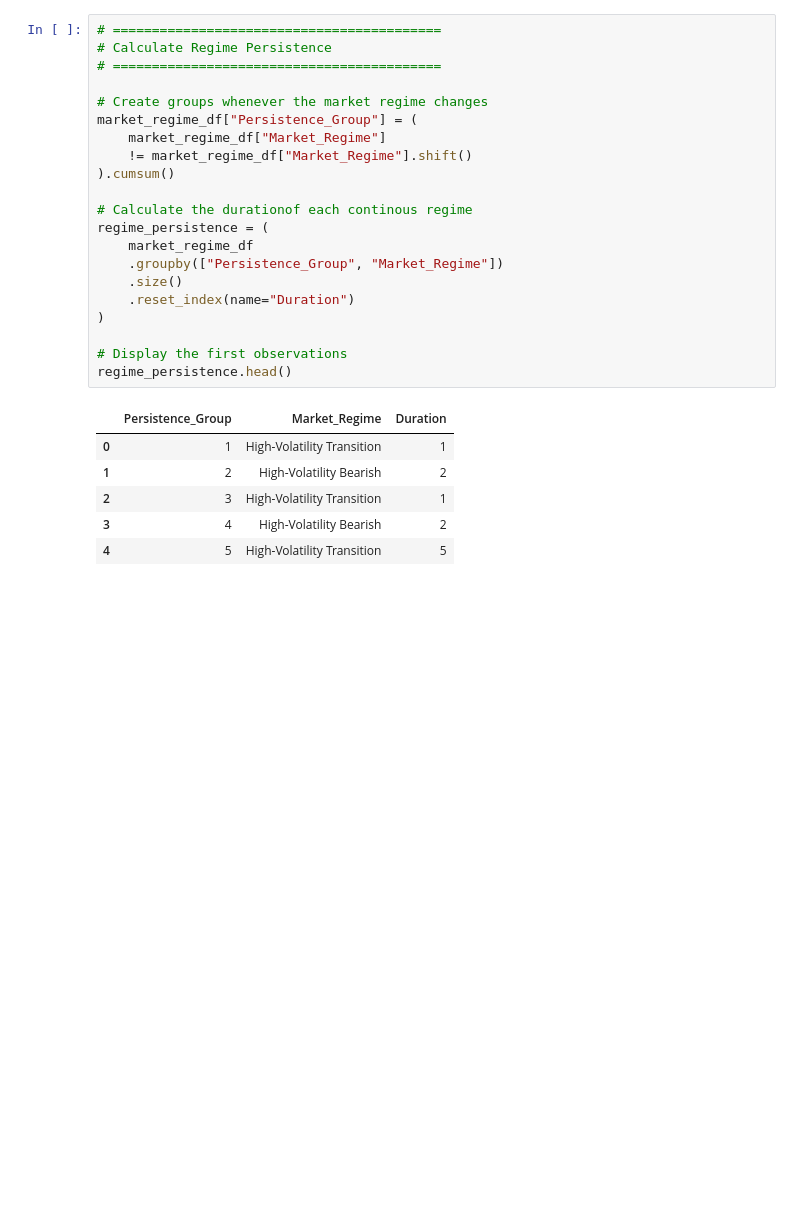
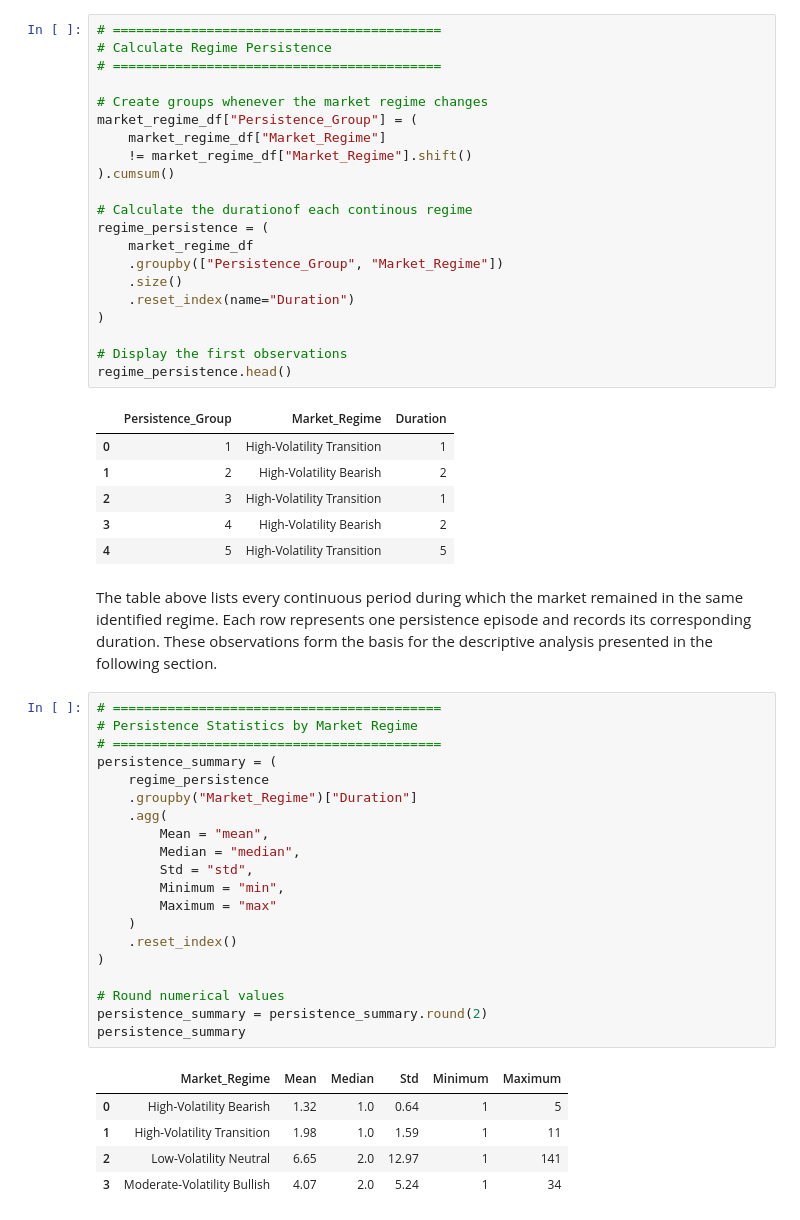
Before and after one commit to GaelRendon/Financial-market-regime-detetcion-system, a Jupyter notebook: norebooks/06_market_regime_dynamics.ipynb, the cells around one changed output. Saved outputs shown, nothing was run; the diff lists cells and outputs as text; blank space fills up the shorter version.

Commit message:
Update execution counts and add persistence statistics analysis to market regime dynamics notebook

```diff
--- a/norebooks/06_market_regime_dynamics.ipynb
+++ b/norebooks/06_market_regime_dynamics.ipynb
@@ -393,3 +393,31 @@ regime_persistence.head()
 | 2 | 3 | High-Volatility Transition | 1 |
 | 3 | 4 | High-Volatility Bearish | 2 |
 | 4 | 5 | High-Volatility Transition | 5 |
+# %% [markdown]
+The table above lists every continuous period during which the market remained in the same identified regime. Each row represents one persistence episode and records its corresponding duration. These observations form the basis for the descriptive analysis presented in the following section.
+# %%
+# ==========================================
+# Persistence Statistics by Market Regime
+# ==========================================
+persistence_summary = (
+    regime_persistence
+    .groupby("Market_Regime")["Duration"]
+    .agg(
+        Mean = "mean",
+        Median = "median",
+        Std = "std",
+        Minimum = "min",
+        Maximum = "max"
+    )
+    .reset_index()
+)
+
+# Round numerical values
+persistence_summary = persistence_summary.round(2)
+persistence_summary
+# %% [output]
+|  | Market_Regime | Mean | Median | Std | Minimum | Maximum |
+| 0 | High-Volatility Bearish | 1.32 | 1.0 | 0.64 | 1 | 5 |
+| 1 | High-Volatility Transition | 1.98 | 1.0 | 1.59 | 1 | 11 |
+| 2 | Low-Volatility Neutral | 6.65 | 2.0 | 12.97 | 1 | 141 |
+| 3 | Moderate-Volatility Bullish | 4.07 | 2.0 | 5.24 | 1 | 34 |
```
